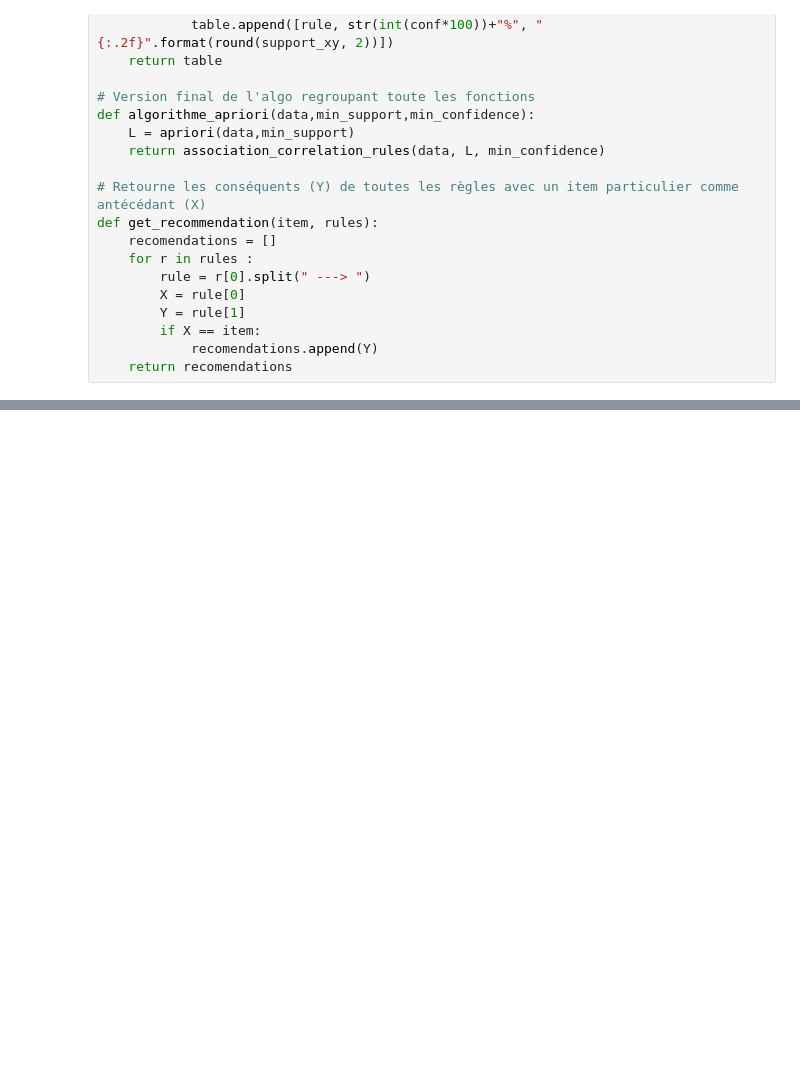
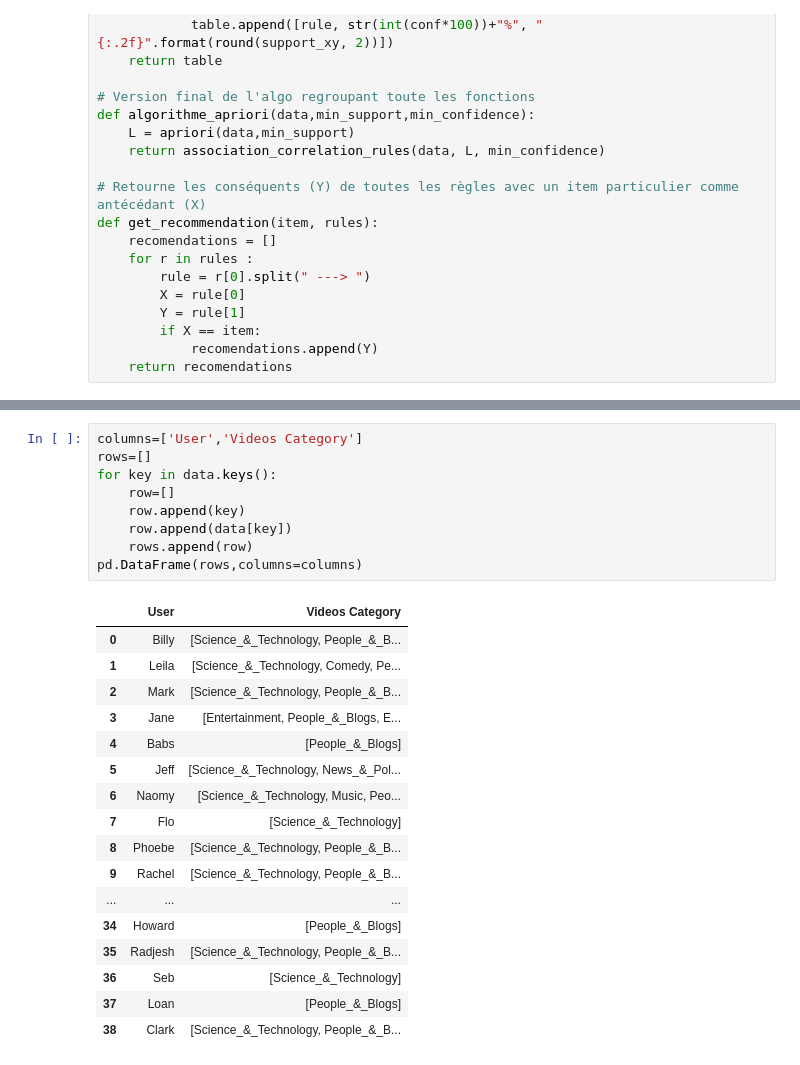
Before and after one commit to super-cinnamon/Projet_DM, a Jupyter notebook: part3.ipynb, the cells around one changed output, grey strips where cells are left out. Drawn from its saved outputs; the diff is of its cells as text; blank space fills up the shorter version.

```diff
--- a/part3.ipynb
+++ b/part3.ipynb
@@ -431,3 +431,30 @@ print(get_recommendation("{'Education'}", rules))
+# %%
+columns=['User','Videos Category']
+rows=[]
+for key in data.keys():
+    row=[]
+    row.append(key)
+    row.append(data[key])
+    rows.append(row)
+pd.DataFrame(rows,columns=columns)
+# %% [output]
+|  | User | Videos Category |
+| 0 | Billy | [Science_&_Technology, People_&_B... |
+| 1 | Leila | [Science_&_Technology, Comedy, Pe... |
+| 2 | Mark | [Science_&_Technology, People_&_B... |
+| 3 | Jane | [Entertainment, People_&_Blogs, E... |
+| 4 | Babs | [People_&_Blogs] |
+| 5 | Jeff | [Science_&_Technology, News_&_Pol... |
+| 6 | Naomy | [Science_&_Technology, Music, Peo... |
+| 7 | Flo | [Science_&_Technology] |
+| 8 | Phoebe | [Science_&_Technology, People_&_B... |
+| 9 | Rachel | [Science_&_Technology, People_&_B... |
+| ... | ... | ... |
+| 34 | Howard | [People_&_Blogs] |
+| 35 | Radjesh | [Science_&_Technology, People_&_B... |
+| 36 | Seb | [Science_&_Technology] |
+| 37 | Loan | [People_&_Blogs] |
+| 38 | Clark | [Science_&_Technology, People_&_B... |
 # %%
 association_rules
 # %% [output]
```
Also changed, not shown: parts of 4 cells of this notebook, 2 other files.
